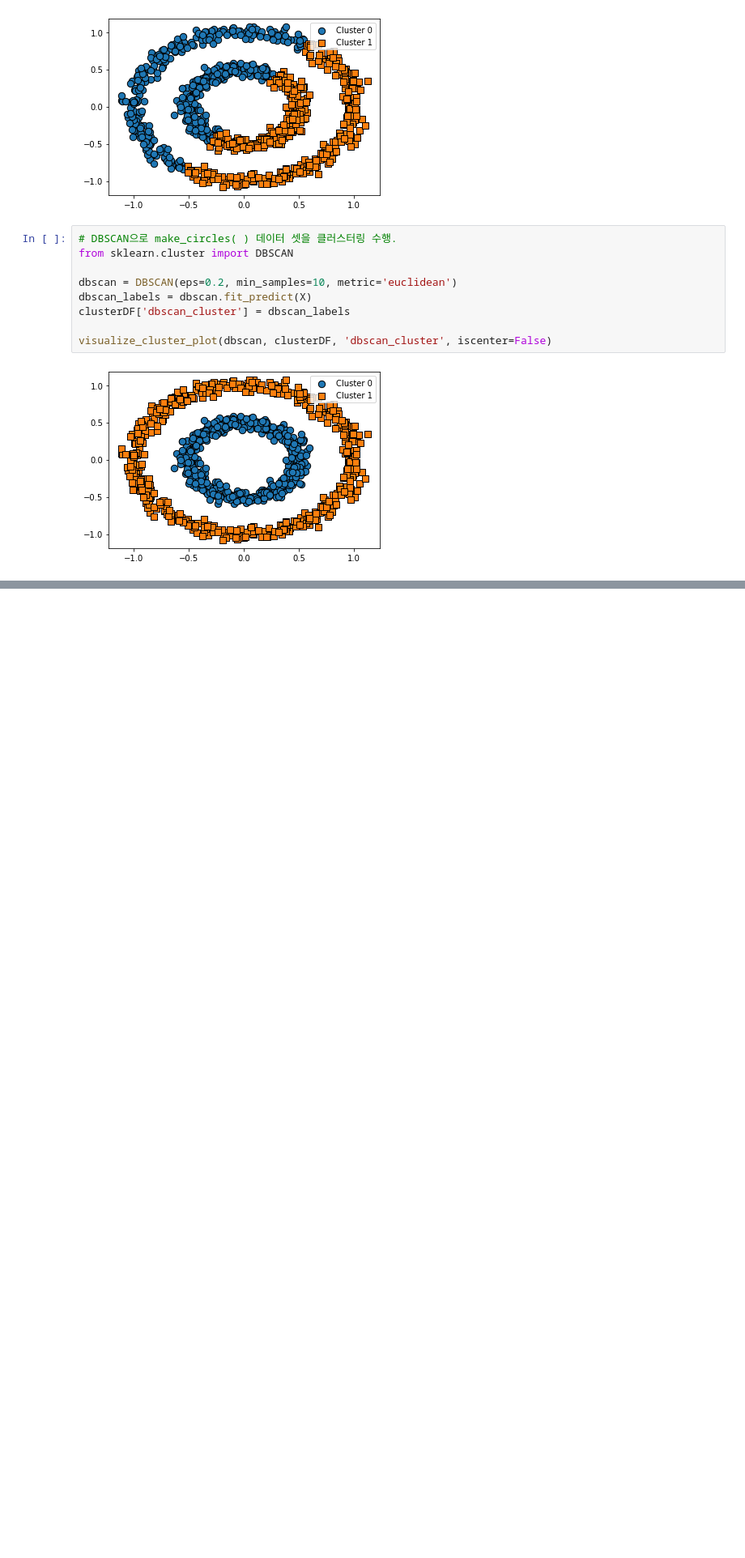
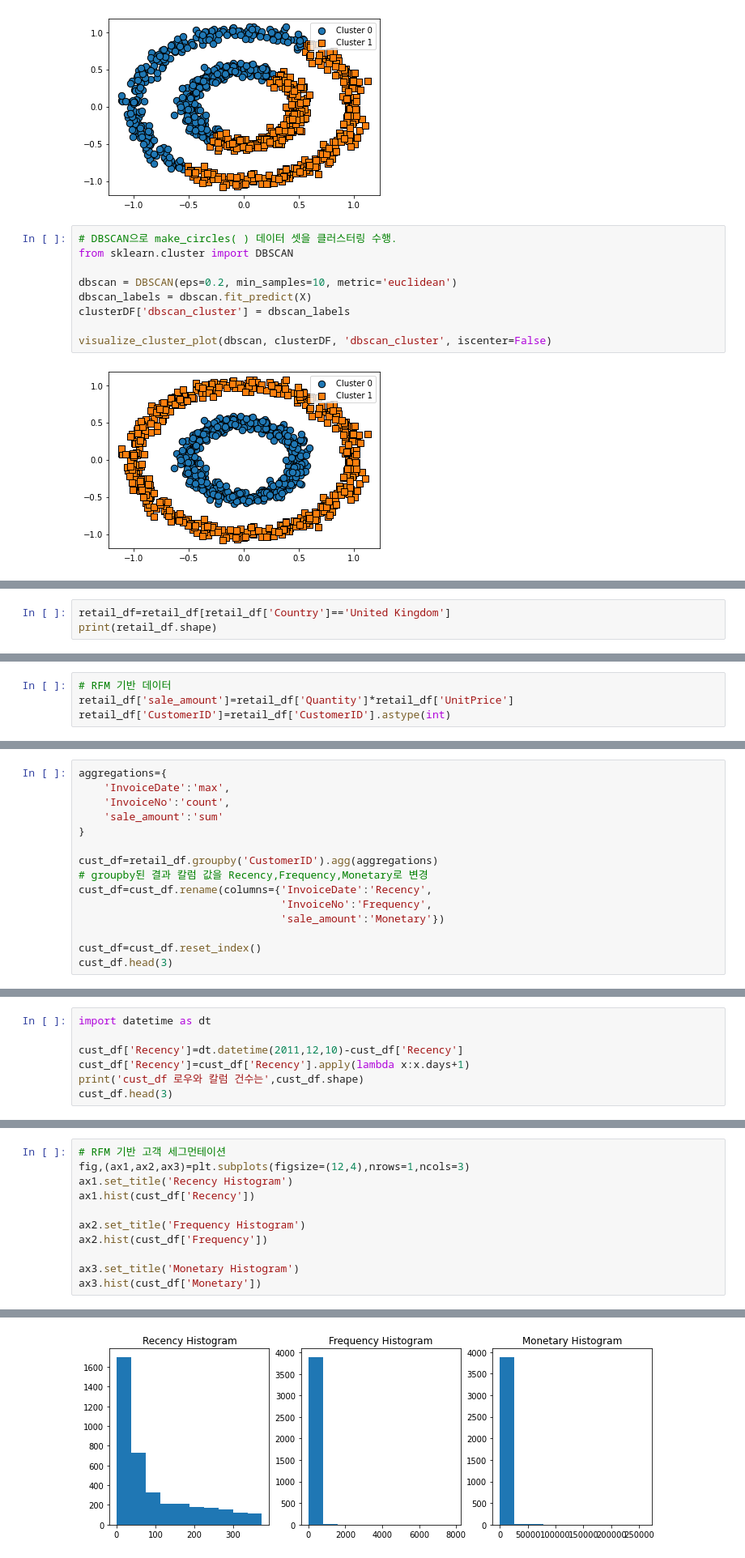
Before and after one commit to chacha715/ESA, a Jupyter notebook: 군집화.ipynb, the cells around one changed output, grey strips where cells are left out. Shown at 81% size. Cells and saved outputs as stored; diff of their text form; blank space fills up the shorter version.

```diff
--- a/군집화.ipynb
+++ b/군집화.ipynb
@@ -655,0 +728,3 @@ visualize_cluster_plot(dbscan, clusterDF, 'dbscan_cluster', iscenter=False)
+# %%
+retail_df=retail_df[retail_df['Country']=='United Kingdom']
+print(retail_df.shape)
@@ -655,0 +733,4 @@ visualize_cluster_plot(dbscan, clusterDF, 'dbscan_cluster', iscenter=False)
+# %%
+# RFM 기반 데이터
+retail_df['sale_amount']=retail_df['Quantity']*retail_df['UnitPrice']
+retail_df['CustomerID']=retail_df['CustomerID'].astype(int)
@@ -655,0 +758,15 @@ visualize_cluster_plot(dbscan, clusterDF, 'dbscan_cluster', iscenter=False)
+# %%
+aggregations={
+    'InvoiceDate':'max',
+    'InvoiceNo':'count',
+    'sale_amount':'sum'
+}
+
+cust_df=retail_df.groupby('CustomerID').agg(aggregations)
+# groupby된 결과 칼럼 값을 Recency,Frequency,Monetary로 변경
+cust_df=cust_df.rename(columns={'InvoiceDate':'Recency',
+                                'InvoiceNo':'Frequency',
+                                'sale_amount':'Monetary'})
+
+cust_df=cust_df.reset_index()
+cust_df.head(3)
@@ -655,0 +778,7 @@ visualize_cluster_plot(dbscan, clusterDF, 'dbscan_cluster', iscenter=False)
+# %%
+import datetime as dt
+
+cust_df['Recency']=dt.datetime(2011,12,10)-cust_df['Recency']
+cust_df['Recency']=cust_df['Recency'].apply(lambda x:x.days+1)
+print('cust_df 로우와 칼럼 건수는',cust_df.shape)
+cust_df.head(3)
@@ -655,0 +791,12 @@ visualize_cluster_plot(dbscan, clusterDF, 'dbscan_cluster', iscenter=False)
+# %%
+# RFM 기반 고객 세그먼테이션
+fig,(ax1,ax2,ax3)=plt.subplots(figsize=(12,4),nrows=1,ncols=3)
+ax1.set_title('Recency Histogram')
+ax1.hist(cust_df['Recency'])
+
+ax2.set_title('Frequency Histogram')
+ax2.hist(cust_df['Frequency'])
+
+ax3.set_title('Monetary Histogram')
+ax3.hist(cust_df['Monetary'])
+# %% [output]
@@ -655,0 +809 @@ visualize_cluster_plot(dbscan, clusterDF, 'dbscan_cluster', iscenter=False)
+[figure, added]
```
Also changed, not shown: parts of 21 cells of this notebook.
